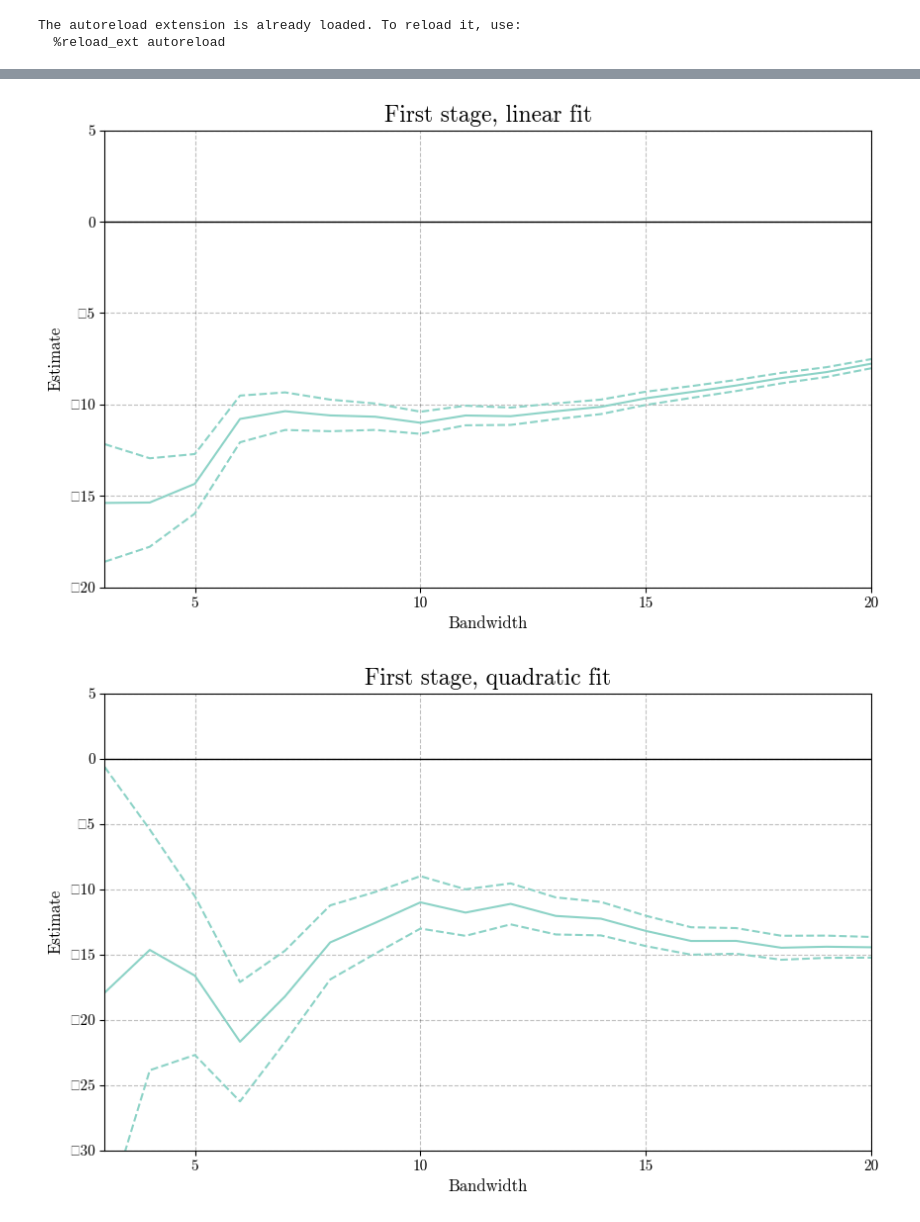
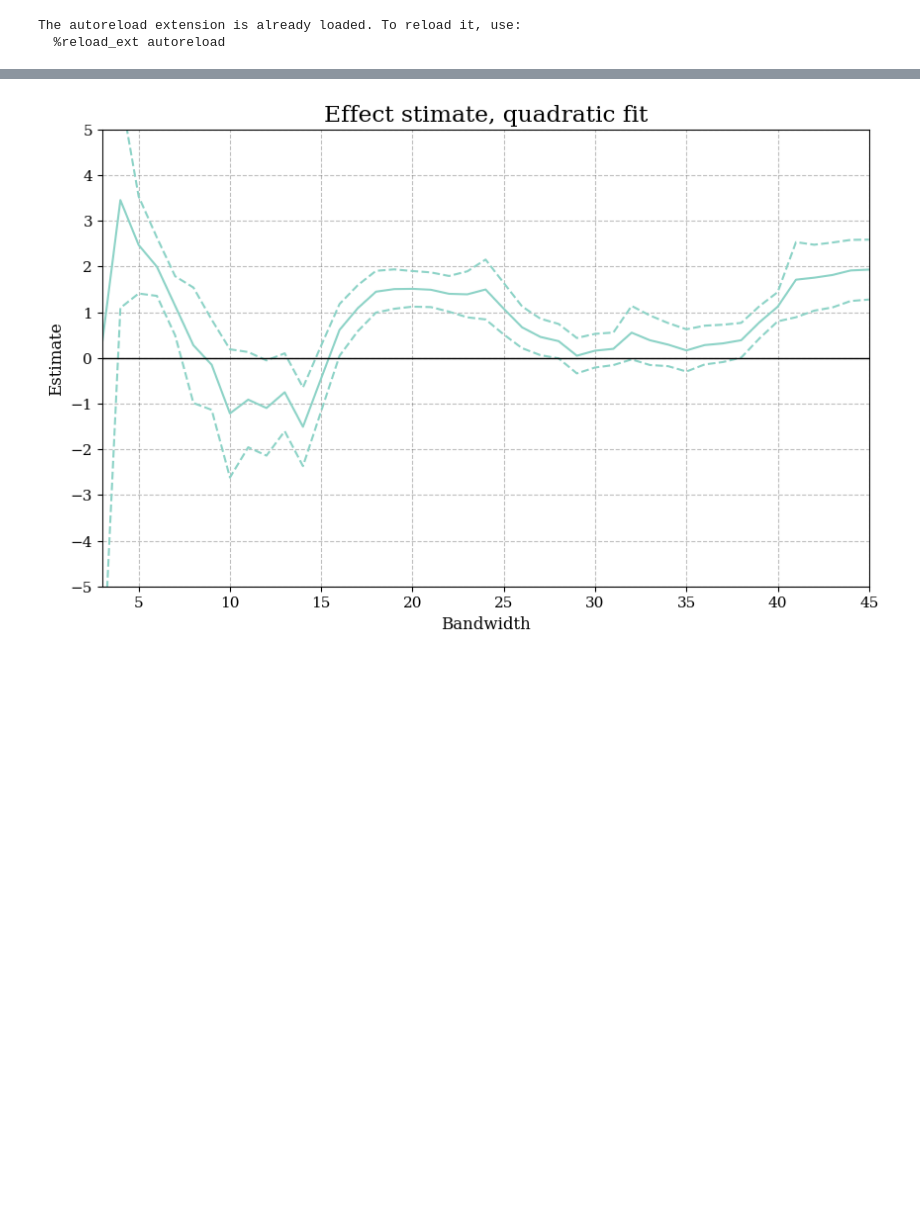
Before and after one commit to HansHoltenAndersen/Bachelor, a Jupyter notebook: Plots.ipynb, the cells around one changed output, grey strips where cells are left out. Saved outputs shown, nothing was run; the diff lists cells and outputs as text; code cells hidden in the pictures; blank space fills up the shorter version.

```diff
--- a/Plots.ipynb
+++ b/Plots.ipynb
@@ -3,15 +3,15 @@
 # %%
 import numpy as np
 import matplotlib.pyplot as plt
-import matplotlib.pyplot as plt
 from matplotlib import rcParams
 
-# Use mathtext Computer Modern for everything (no LaTeX or external font needed)
-rcParams.update({
+# Use a different serif font (DejaVu Serif is widely available)
+plt.rcParams.update({
     "text.usetex": False,
-    "mathtext.fontset": "cm",        # Computer Modern math
-    "font.family": "cmr10",          # use same internal CM font for regular text
-    "font.size": 12,
+    "font.family": "serif",
+    "font.serif": ["DejaVu Serif"],  # Use DejaVu Serif instead of Latin Modern
+    "mathtext.fontset": "cm",        # Keep LaTeX-style math font
+    "axes.unicode_minus": True       # Ensure unicode minus is used
 })
 
 
@@ -47,7 +47,7 @@ The autoreload extension is already loaded. To reload it, use:
   %reload_ext autoreload
 # %%
 # import exceldata
-df = pd.read_excel("Hjemsendelse 22-10-2025.xlsx", sheet_name="kvm_data")
+df = pd.read_excel("Hjemsendelse 05-11-2025.xlsx", sheet_name="Deskr. data")
 
 #gen bs/sqm variable
 df['bs_per_sqm'] = df['bs'] / df['sqm']
@@ -250,18 +256,18 @@ plt.show()
 #Defining function to load data and set index
 def load_bw_data(sheet, sheet_name):
     df = pd.read_excel(sheet, sheet_name)
-    df.set_index('bdwidth', inplace=True)
+    df.set_index('bw', inplace=True)
     return df
 
 #Defining function to plot estimates with 95% CI
 def plot_bw(df, title="Estimates with 95% CI", clr=colors[0]):
     #gen bs/sqm variable
-    df['upper'] = df['estimate'] + df['stderr']*1.96
-    df['lower'] = df['estimate'] - df['stderr']*1.96
+    df['upper'] = df['est'] + df['se']*1.96
+    df['lower'] = df['est'] - df['se']*1.96
 
     #Plot estimate, upper and lower for each bw. The errorbars are dotted lines of the same maint color as the points.
     plt.figure(figsize=(10,6))
-    plt.plot(df['estimate'])
+    plt.plot(df['est'])
     plt.plot(df['upper'], linestyle='--', color=clr)
     plt.plot(df['lower'], linestyle='--', color=clr)
     plt.axhline(y=0, color='black', linewidth=1) #Plot a fat black horizontal line at y=0
@@ -272,14 +278,15 @@ def plot_bw(df, title="Estimates with 95% CI", clr=colors[0]):
     plt.ylabel('Estimate')
     plt.xticks(np.arange(5, df.index[-1]+0.1, 5))
     plt.xlim(df.index[0], df.index[-1])
-    plt.ylim(round_up_to(df.loc[5:,'lower'].min()-5,5), round_up_to(df.loc[5:,'upper'].max()+5,5))
+    plt.ylim(round_up_to(df.loc[5:,'lower'].min()-5,5), round_up_to(df.loc[10:,'upper'].max(),5))
     #set the ticks to be from -25 to 5 with steps of 5
     # Compute clean y-axis bounds
-    y_min = round_up_to(df.loc[5:, 'lower'].min() - 5, 5)
-    y_max = round_up_to(max(df.loc[5:, 'upper'].max() + 5, 5),5)
+    y_min = round_up_to(df.loc[10:, 'lower'].min() - 5, 5)
+    y_max = round_up_to(max(df.loc[10:, 'upper'].max(), 5),5)
 
     # Apply ticks every 5, unless the range is bigger than 40
-    plt.yticks(np.arange(y_min, y_max + 1, 5))
+    plt.yticks(np.arange(y_min, y_max + 1, 1))
+    plt.yticks(np.arange(y_min, y_max + 1, 1))
 
 
     plt.grid(True)
@@ -287,22 +294,15 @@ def plot_bw(df, title="Estimates with 95% CI", clr=colors[0]):
 # %%
 #Linear first stage
 # import exceldata
 
-first_lin= load_bw_data("Hjemsendelse 22-10-2025.xlsx", "first_ll.dta")
-first_quad= load_bw_data("Hjemsendelse 22-10-2025.xlsx", "first_lq.dta")
-second_lin= load_bw_data("Hjemsendelse 22-10-2025.xlsx", "Linear")
-second_quad= load_bw_data("Hjemsendelse 22-10-2025.xlsx", "Quadratic")
+Main = load_bw_data("Hjemsendelse 05-11-2025.xlsx", "Main bw")
 
 #Definiting panels with titles
 panels = {
-    "First stage, linear fit": first_lin,
-    "First stage, quadratic fit": first_quad,
-    "Second stage, linear fit": second_lin,
-    "Second stage, quadratic fit": second_quad
+    "Effect stimate, quadratic fit": Main,
 }
 
 for name, d in panels.items():
     plot_bw(d, title=name, clr=colors[0])
 # %% [output]
-[figure, old version]
+[figure, new version]
-[figure, removed]
```
Also changed, not shown: parts of 8 cells of this notebook, 6 other files.
